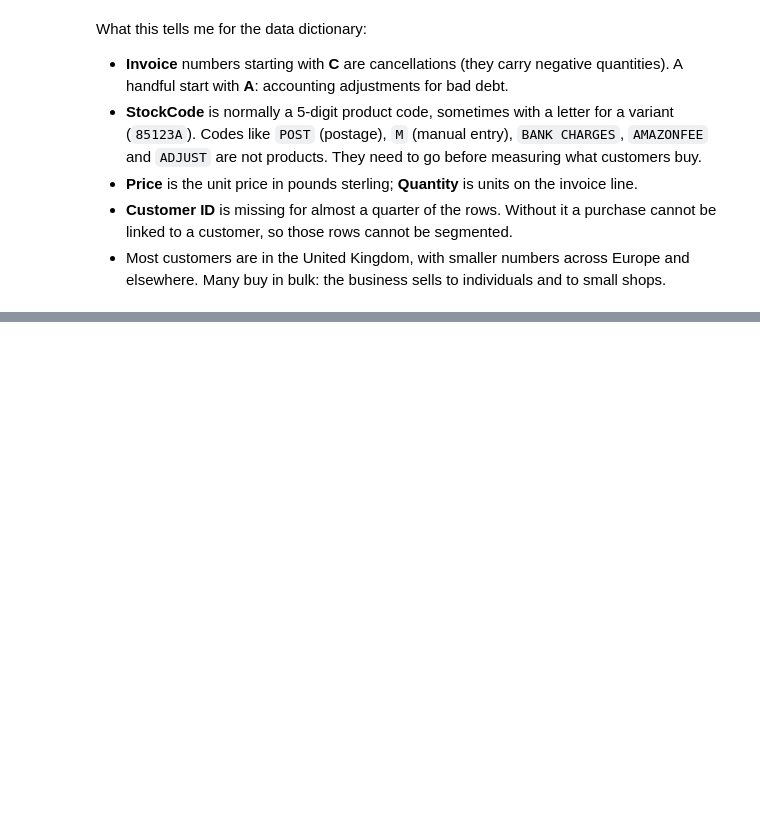
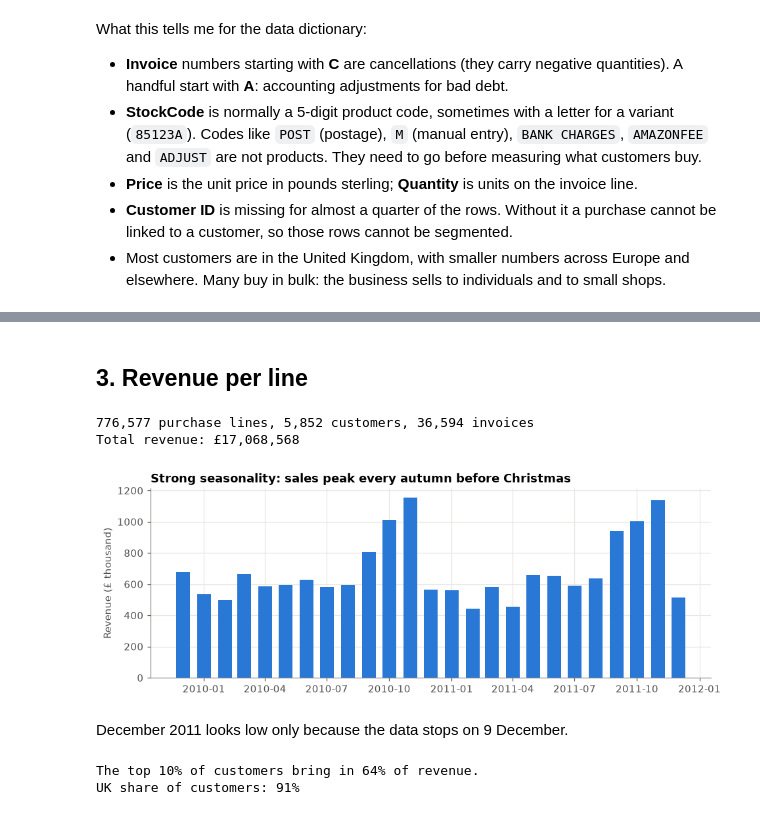
Before and after one commit to vusumuzinkosi/customer-segmentation-rfm, a Jupyter notebook: notebooks/01_clean.ipynb, the cells around one changed output, grey strips where cells are left out. Drawn from its saved outputs; the diff is of its cells as text; code cells hidden in the pictures; blank space fills up the shorter version.

Commit message:
Clean transactions and compute revenue

```diff
--- a/notebooks/01_clean.ipynb
+++ b/notebooks/01_clean.ipynb
@@ -113,0 +135,20 @@ What this tells me for the data dictionary:
+# %%
+log = []
+def step(frame, label):
+    log.append({"rule": label, "rows left": len(frame)})
+    return frame
+
+df = step(tx, "Raw data")
+df = step(df.drop_duplicates(), "Remove exact duplicate lines")
+df = step(df.dropna(subset=["Customer ID"]), "Remove lines with no Customer ID")
+cancel = df.Invoice.astype(str).str.startswith("C")
+cancelled_value = (df.loc[cancel, "Quantity"] * df.loc[cancel, "Price"]).sum()
+df = step(df[~cancel], "Remove cancellations (invoice starts with C)")
+df = step(df[~df.Invoice.astype(str).str.startswith("A")], "Remove bad-debt adjustments (none left: no Customer ID)")
+df = step(df[df.StockCode.astype(str).str.match(r"^\d{5}")], "Keep real products only (drop postage, fees, manual lines)")
+df = step(df[(df.Quantity > 0) & (df.Price > 0)], "Keep positive quantity and price")
+
+steps_table = pd.DataFrame(log)
+steps_table["removed"] = -steps_table["rows left"].diff().fillna(0).astype(int)
+print(f"Value of cancelled lines removed: £{abs(cancelled_value):,.0f}")
+steps_table
@@ -113,0 +172,33 @@ What this tells me for the data dictionary:
+# %% [markdown]
+## 3. Revenue per line
+# %%
+df = df.assign(customer_id=df["Customer ID"].astype(int), revenue=df.Quantity * df.Price)
+df = df.rename(columns={"Invoice": "invoice", "StockCode": "stock_code", "Description": "description",
+                        "Quantity": "quantity", "InvoiceDate": "invoice_date", "Price": "price", "Country": "country"})
+df = df[["invoice", "invoice_date", "customer_id", "country", "stock_code", "description", "quantity", "price", "revenue"]]
+df = df.astype({"invoice": str, "stock_code": str, "description": str})  # mixed numbers and text in Excel
+print(f"{len(df):,} purchase lines, {df.customer_id.nunique():,} customers, {df.invoice.nunique():,} invoices")
+print(f"Total revenue: £{df.revenue.sum():,.0f}")
+# %% [output]
+776,577 purchase lines, 5,852 customers, 36,594 invoices
+Total revenue: £17,068,568
+# %%
+monthly = df.set_index("invoice_date").revenue.resample("MS").sum() / 1000
+fig, ax = plt.subplots(figsize=(10, 3.4))
+ax.bar(monthly.index, monthly.values, width=20, color=BLUE)
+ax.set_ylabel("Revenue (£ thousand)")
+ax.set_title("Strong seasonality: sales peak every autumn before Christmas")
+fig.savefig("../figures/monthly_revenue.png")
+plt.show()
+# %% [output]
+[figure, added]
+# %% [markdown]
+December 2011 looks low only because the data stops on 9 December.
+# %%
+per_customer = df.groupby("customer_id").revenue.sum().sort_values(ascending=False)
+top10 = per_customer.head(len(per_customer) // 10).sum() / per_customer.sum()
+print(f"The top 10% of customers bring in {top10:.0%} of revenue.")
+print(f"UK share of customers: {(df.groupby('customer_id').country.first() == 'United Kingdom').mean():.0%}")
+# %% [output]
+The top 10% of customers bring in 64% of revenue.
+UK share of customers: 91%
```
Also changed, not shown: parts of 7 cells of this notebook, 2 other files.
